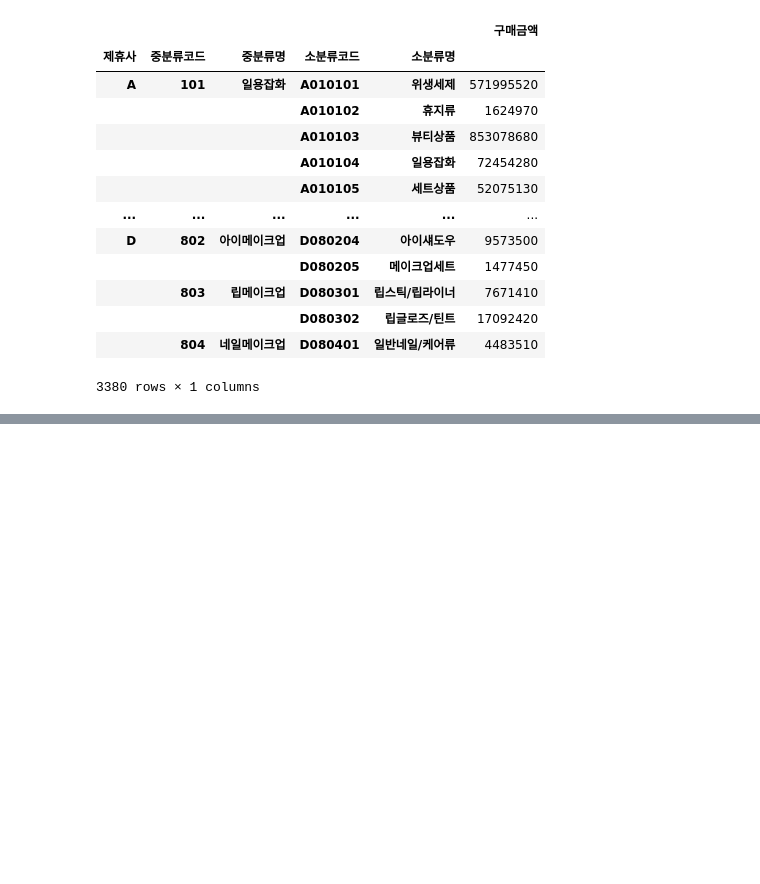
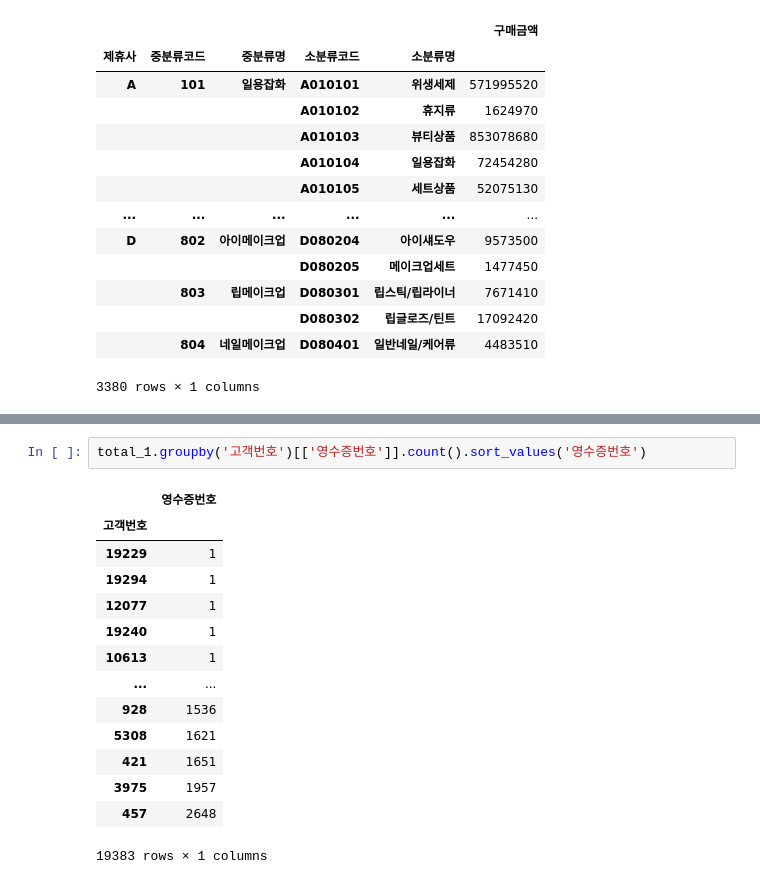
Before and after one commit to ttma333/python, a Jupyter notebook: 2차프로젝트.ipynb, the cells around one changed output, grey strips where cells are left out. Saved outputs shown, nothing was run; the diff lists cells and outputs as text; blank space fills up the shorter version.

```diff
--- a/2차프로젝트.ipynb
+++ b/2차프로젝트.ipynb
@@ -418,0 +470,17 @@ total_2015
+# %%
+total_1.groupby('고객번호')[['영수증번호']].count().sort_values('영수증번호')
+# %% [output]
+|  | 영수증번호 |
+| 고객번호 |  |
+| 19229 | 1 |
+| 19294 | 1 |
+| 12077 | 1 |
+| 19240 | 1 |
+| 10613 | 1 |
+| ... | ... |
+| 928 | 1536 |
+| 5308 | 1621 |
+| 421 | 1651 |
+| 3975 | 1957 |
+| 457 | 2648 |
+19383 rows × 1 columns
```
Also changed, not shown: parts of 24 cells of this notebook.
